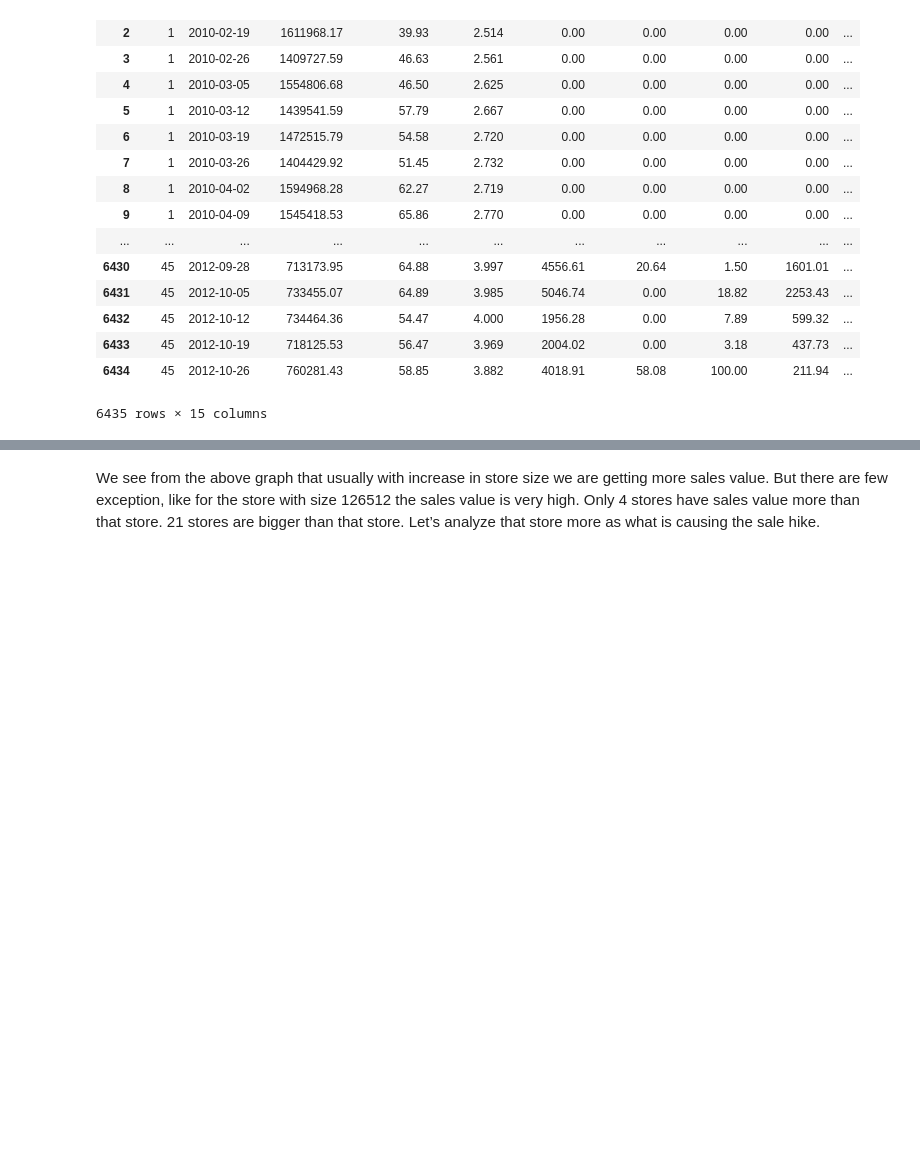
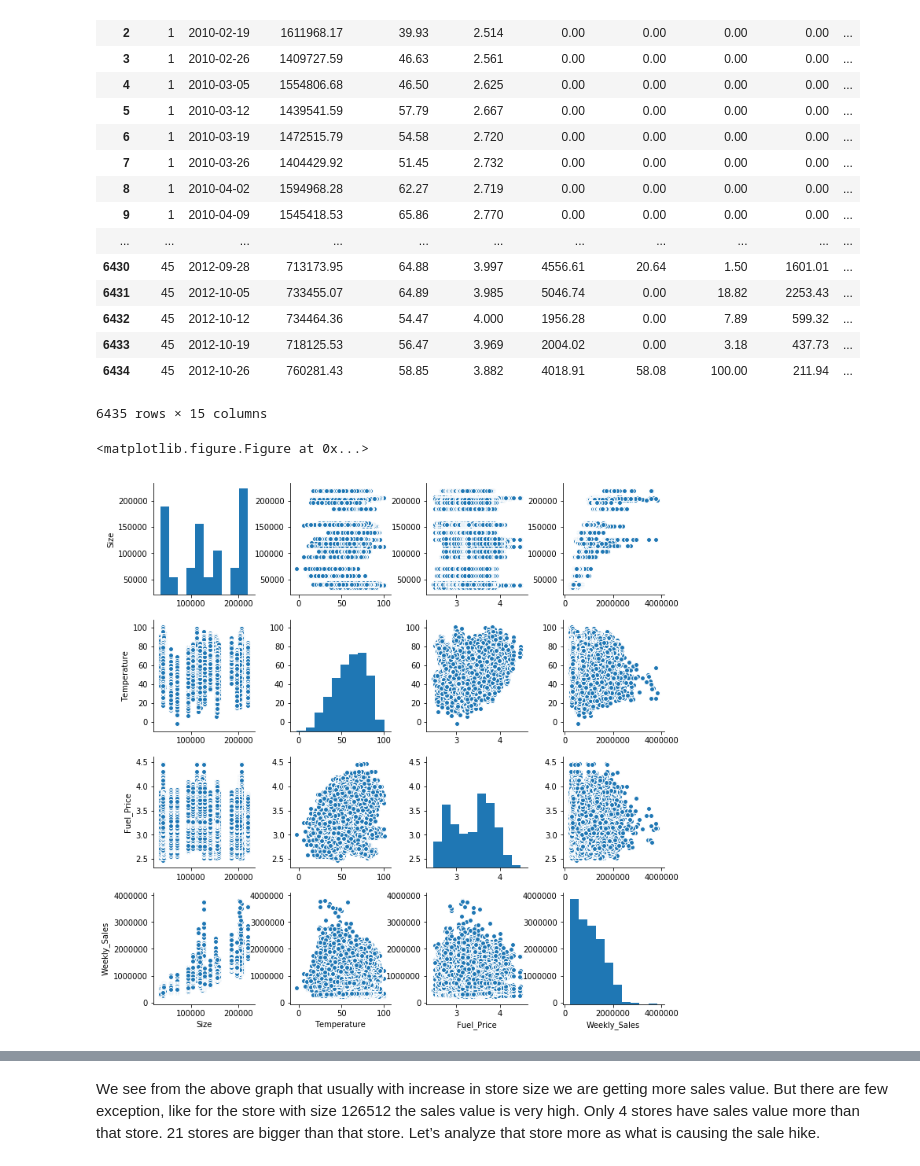
Before and after one commit to ravic1982/Capstone-Project-2, a Jupyter notebook: Capstone Project 2 - Initial Analysis & Story telling.ipynb, the cells around one changed output, grey strips where cells are left out. Saved outputs shown, nothing was run; the diff lists cells and outputs as text; code cells hidden in the pictures; blank space fills up the shorter version.

```diff
--- a/Capstone Project 2 - Initial Analysis & Story telling.ipynb
+++ b/Capstone Project 2 - Initial Analysis & Story telling.ipynb
@@ -260,3 +260,12 @@ store_weekly_sales_df
 | 6433 | 45 | 2012-10-19 | 718125.53 | 56.47 | 3.969 | 2004.02 | 0.00 | 3.18 | 437.73 | ... |
 | 6434 | 45 | 2012-10-26 | 760281.43 | 58.85 | 3.882 | 4018.91 | 58.08 | 100.00 | 211.94 | ... |
 6435 rows × 15 columns
+# %%
+df = store_weekly_sales_df[['Size','Temperature','Fuel_Price','Weekly_Sales']]
+# %%
+plt.figure(figsize = (16,8))
+sns.pairplot(df)
+plt.show()
+# %% [output]
+<matplotlib.figure.Figure at 0x...>
+[figure, added]
```
Also changed, not shown: parts of 28 cells of this notebook, 1 other file.
